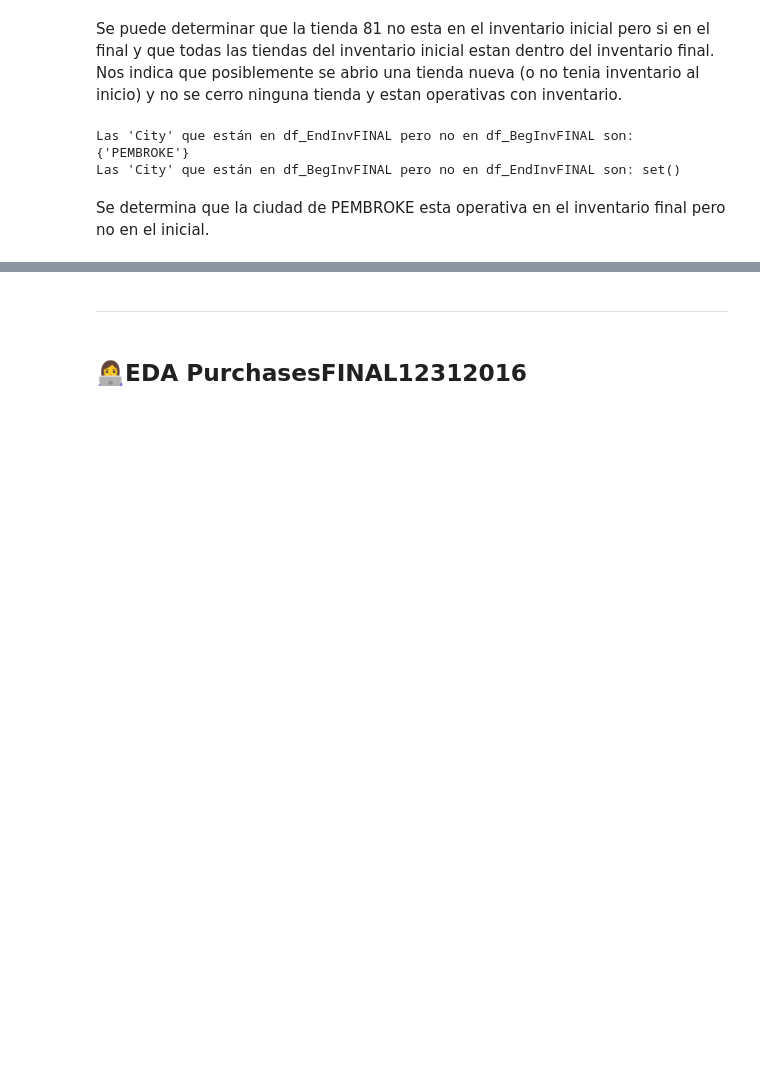
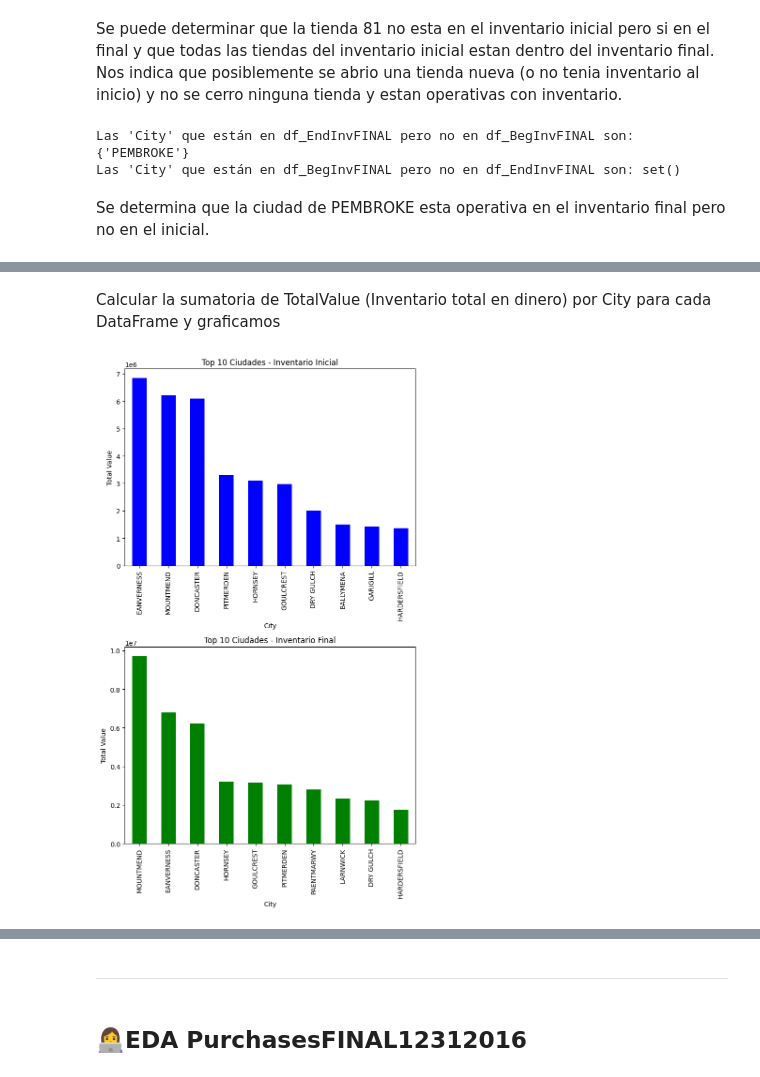
Before and after one commit to Dapt01G2-Henry/ComerLogistics, a Jupyter notebook: Sprint_1/EDA y ETL/EDA y ETL.ipynb, the cells around one changed output, grey strips where cells are left out. Cells and saved outputs as stored; diff of their text form; code cells hidden in the pictures; blank space fills up the shorter version.

```diff
--- a/Sprint_1/EDA y ETL/EDA y ETL.ipynb
+++ b/Sprint_1/EDA y ETL/EDA y ETL.ipynb
@@ -1080,7 +1080,3 @@ unique             1
 top       2016-01-01
 freq          206529
 Name: startDate, dtype: object
-# %%
-# Ponemos como índice la columna "startDate" para poder hacer un análisis de los datos a lo largo del tiempo.
-df_BegInvFINAL['startDate'] = pd.to_datetime(df_BegInvFINAL['startDate'])
-df_BegInvFINAL.set_index('startDate', inplace=True)
@@ -1102,7 +1100,3 @@ unique             1
 top       2016-12-31
 freq          224489
 Name: endDate, dtype: object
-# %%
-# Ponemos como índice la columna "startDate" para poder hacer un análisis de los datos a lo largo del tiempo.
-df_EndInvFINAL['endDate'] = pd.to_datetime(df_EndInvFINAL['endDate'])
-df_EndInvFINAL.set_index('endDate', inplace=True)
@@ -1218,0 +1219,6 @@ Se determina que la ciudad de PEMBROKE esta operativa en el inventario final per
+# %%
+# Crear la nueva columna 'TotalValue' como el producto de 'onHand' y 'Price'
+df_BegInvFINAL['TotalValue'] = df_BegInvFINAL['onHand'] * df_BegInvFINAL['Price']
+
+# Mostrar las primeras filas para verificar el resultado
+df_BegInvFINAL.head()
@@ -1218,0 +1232,6 @@ Se determina que la ciudad de PEMBROKE esta operativa en el inventario final per
+# %%
+# Crear la nueva columna 'TotalValue' como el producto de 'onHand' y 'Price'
+df_EndInvFINAL['TotalValue'] = df_EndInvFINAL['onHand'] * df_EndInvFINAL['Price']
+
+# Mostrar las primeras filas para verificar el resultado
+df_EndInvFINAL.head()
@@ -1218,0 +1245,31 @@ Se determina que la ciudad de PEMBROKE esta operativa en el inventario final per
+# %% [markdown]
+Calcular la sumatoria de TotalValue (Inventario total en dinero) por City para cada DataFrame y graficamos
+# %%
+import matplotlib.pyplot as plt
+
+# Agrupar por 'City' y sumar 'TotalValue' para el inventario inicial
+top_cities_initial = df_BegInvFINAL.groupby('City')['TotalValue'].sum().sort_values(ascending=False).head(10)
+
+# Agrupar por 'City' y sumar 'TotalValue' para el inventario final
+top_cities_final = df_EndInvFINAL.groupby('City')['TotalValue'].sum().sort_values(ascending=False).head(10)
+
+# Crear los gráficos de barras
+fig, ax = plt.subplots(2, 1, figsize=(7,12))
+
+# Gráfico de barras para el inventario inicial
+top_cities_initial.plot(kind='bar', ax=ax[0], color='blue')
+ax[0].set_title('Top 10 Ciudades - Inventario Inicial')
+ax[0].set_ylabel('Total Value')
+ax[0].set_xlabel('City')
+
+# Gráfico de barras para el inventario final
+top_cities_final.plot(kind='bar', ax=ax[1], color='green')
+ax[1].set_title('Top 10 Ciudades - Inventario Final')
+ax[1].set_ylabel('Total Value')
+ax[1].set_xlabel('City')
+
+# Mostrar los gráficos
+plt.tight_layout()
+plt.show()
+# %% [output]
+[figure, added]
```
Also changed, not shown: parts of 21 cells of this notebook.
